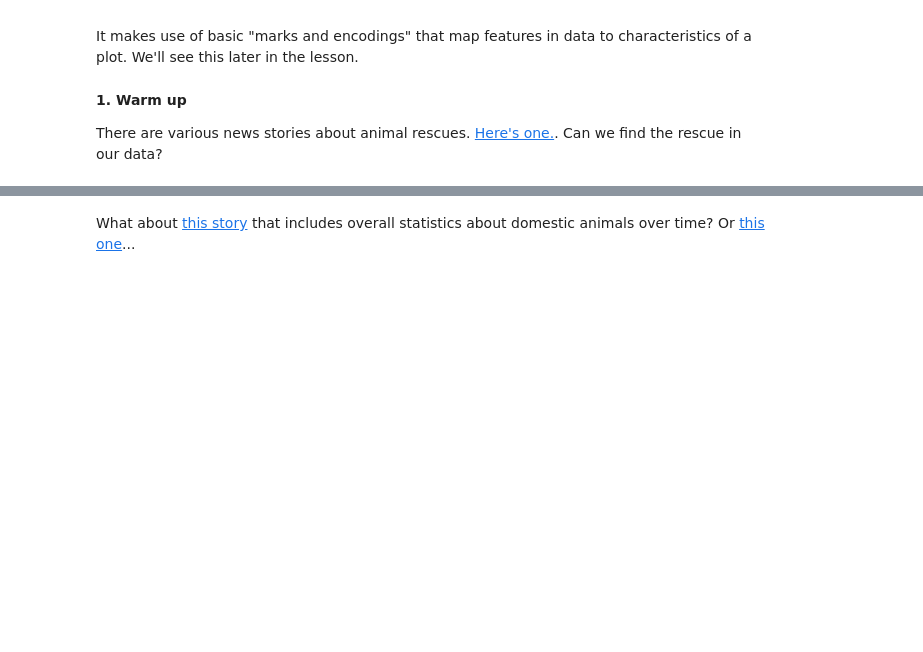
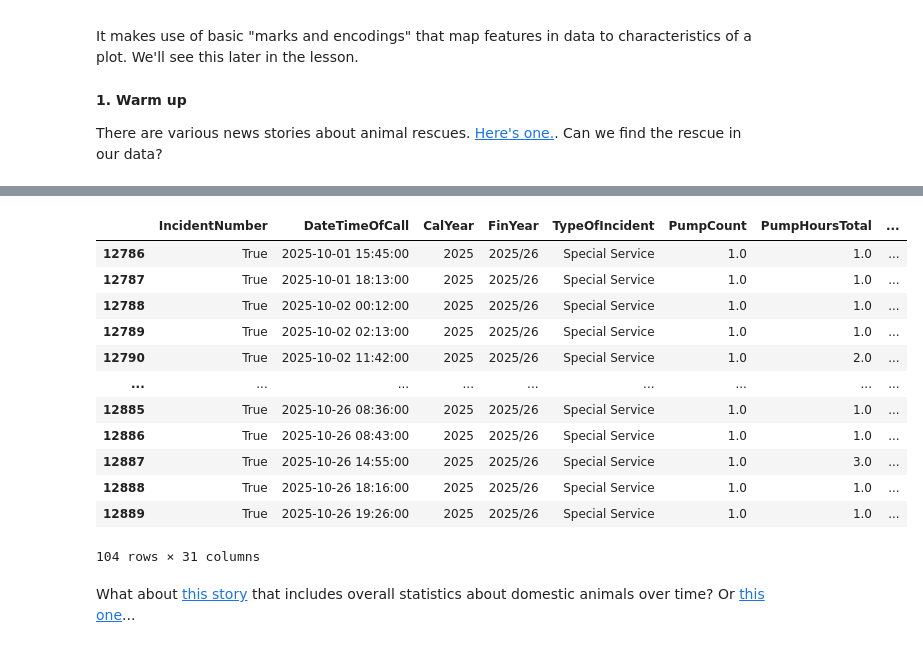
Before and after one commit to mikatravis/2026-Image-and-Sound, a Jupyter notebook: lessons/03_lecture/Classtime_3.ipynb, the cells around one changed output, grey strips where cells are left out. Saved outputs shown, nothing was run; the diff lists cells and outputs as text; code cells hidden in the pictures; blank space fills up the shorter version.

```diff
--- a/lessons/03_lecture/Classtime_3.ipynb
+++ b/lessons/03_lecture/Classtime_3.ipynb
@@ -96,3 +137,19 @@ There are various news stories about animal rescues. [Here's one.](https://www.l
+# %%
+lfb[(lfb["DateTimeOfCall"].dt.normalize() >= '2025-10-01') & (lfb["DateTimeOfCall"].dt.normalize() <= '2025-10-26')]
+# %% [output]
+|  | IncidentNumber | DateTimeOfCall | CalYear | FinYear | TypeOfIncident | PumpCount | PumpHoursTotal | ... |
+| 12786 | True | 2025-10-01 15:45:00 | 2025 | 2025/26 | Special Service | 1.0 | 1.0 | ... |
+| 12787 | True | 2025-10-01 18:13:00 | 2025 | 2025/26 | Special Service | 1.0 | 1.0 | ... |
+| 12788 | True | 2025-10-02 00:12:00 | 2025 | 2025/26 | Special Service | 1.0 | 1.0 | ... |
+| 12789 | True | 2025-10-02 02:13:00 | 2025 | 2025/26 | Special Service | 1.0 | 1.0 | ... |
+| 12790 | True | 2025-10-02 11:42:00 | 2025 | 2025/26 | Special Service | 1.0 | 2.0 | ... |
+| ... | ... | ... | ... | ... | ... | ... | ... | ... |
+| 12885 | True | 2025-10-26 08:36:00 | 2025 | 2025/26 | Special Service | 1.0 | 1.0 | ... |
+| 12886 | True | 2025-10-26 08:43:00 | 2025 | 2025/26 | Special Service | 1.0 | 1.0 | ... |
+| 12887 | True | 2025-10-26 14:55:00 | 2025 | 2025/26 | Special Service | 1.0 | 3.0 | ... |
+| 12888 | True | 2025-10-26 18:16:00 | 2025 | 2025/26 | Special Service | 1.0 | 1.0 | ... |
+| 12889 | True | 2025-10-26 19:26:00 | 2025 | 2025/26 | Special Service | 1.0 | 1.0 | ... |
+104 rows × 31 columns
 # %% [markdown]
 What about [this story](https://www.theguardian.com/world/2025/nov/02/firefighters-charities-animal-rescue-callouts-england) that includes overall statistics about domestic animals over time? Or [this one](https://www.telegraph.co.uk/news/2024/12/29/firefighters-spend-record-amount-money-rescuing-cats/?ICID=continue_without_subscribing_reg_first&icid=login_test-login_success-password#comment)...
 
```
Also changed, not shown: parts of 14 cells of this notebook, 1 other file.
